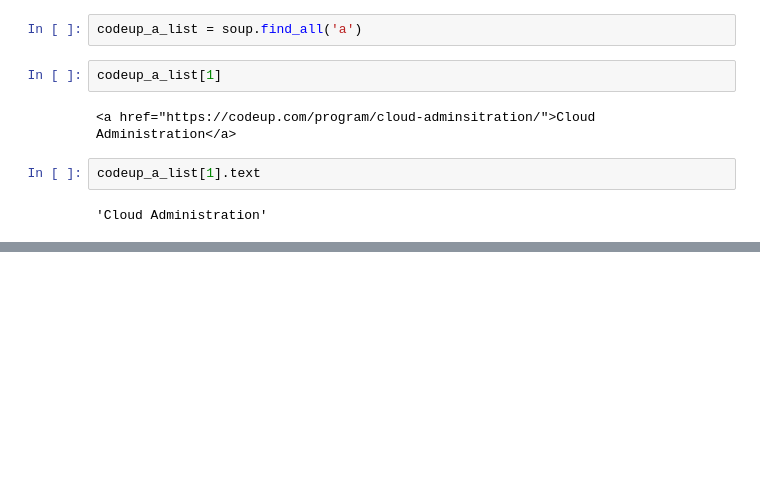
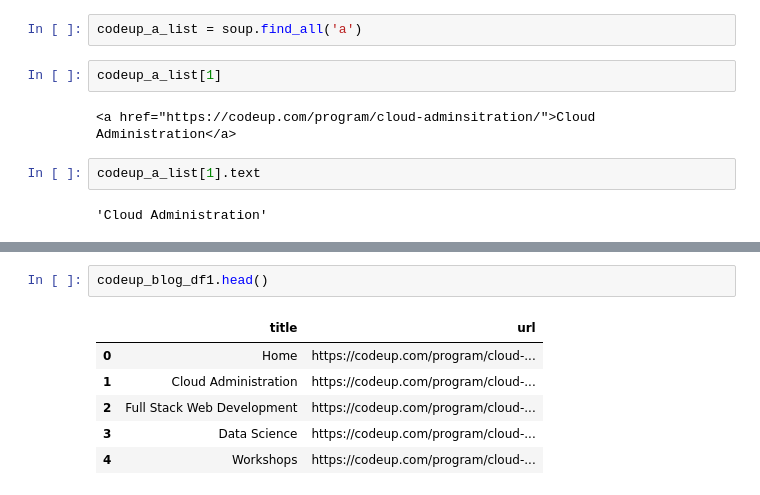
Before and after one commit to jcrosenberger/natural_language_processing_exercises, a Jupyter notebook: acquire.ipynb, the cells around one changed output, grey strips where cells are left out. Drawn from its saved outputs; the diff is of its cells as text; blank space fills up the shorter version.

```diff
--- a/acquire.ipynb
+++ b/acquire.ipynb
@@ -97,0 +139,9 @@ for element in codeup_a_list:
+# %%
+codeup_blog_df1.head()
+# %% [output]
+|  | title | url |
+| 0 | Home | https://codeup.com/program/cloud-... |
+| 1 | Cloud Administration | https://codeup.com/program/cloud-... |
+| 2 | Full Stack Web Development | https://codeup.com/program/cloud-... |
+| 3 | Data Science | https://codeup.com/program/cloud-... |
+| 4 | Workshops | https://codeup.com/program/cloud-... |
```
Also changed, not shown: parts of 4 cells of this notebook.
